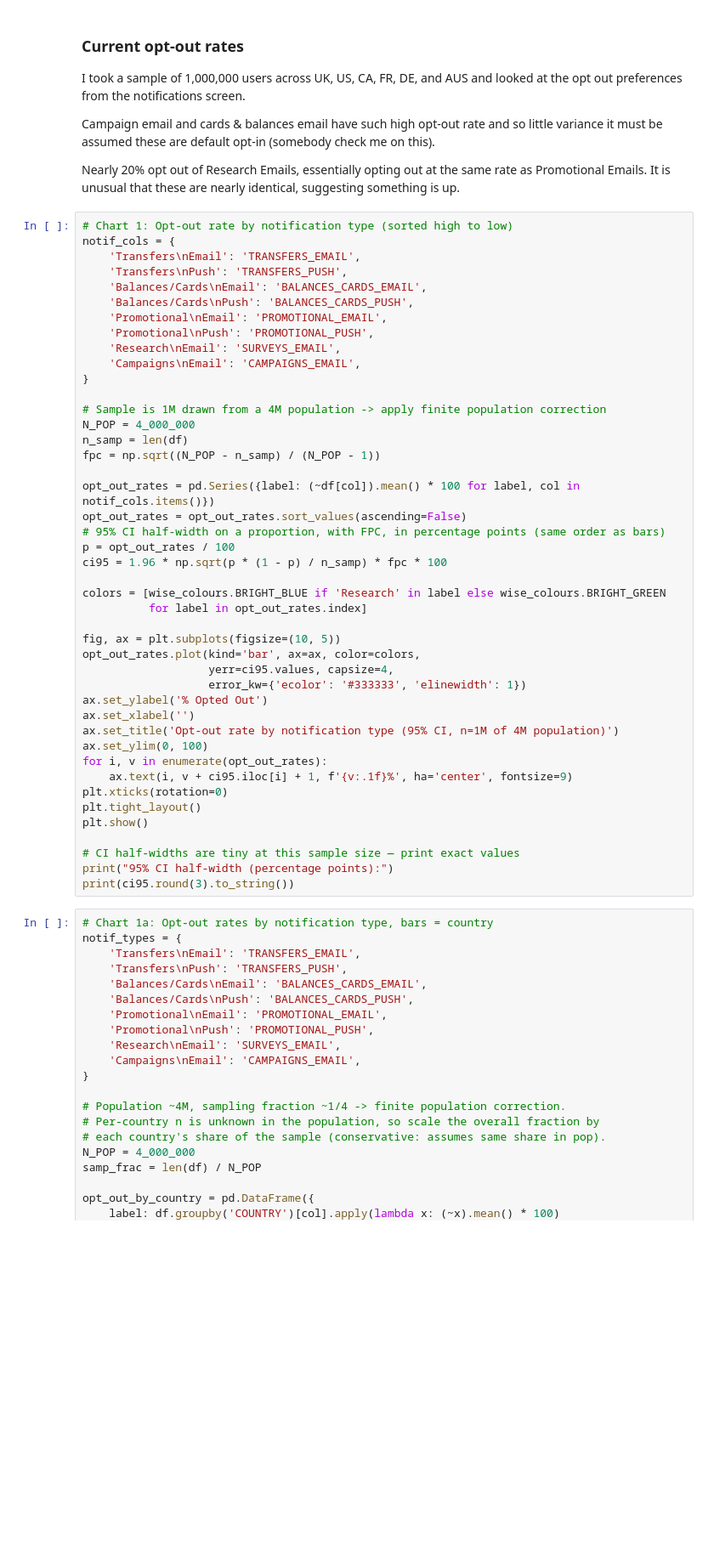
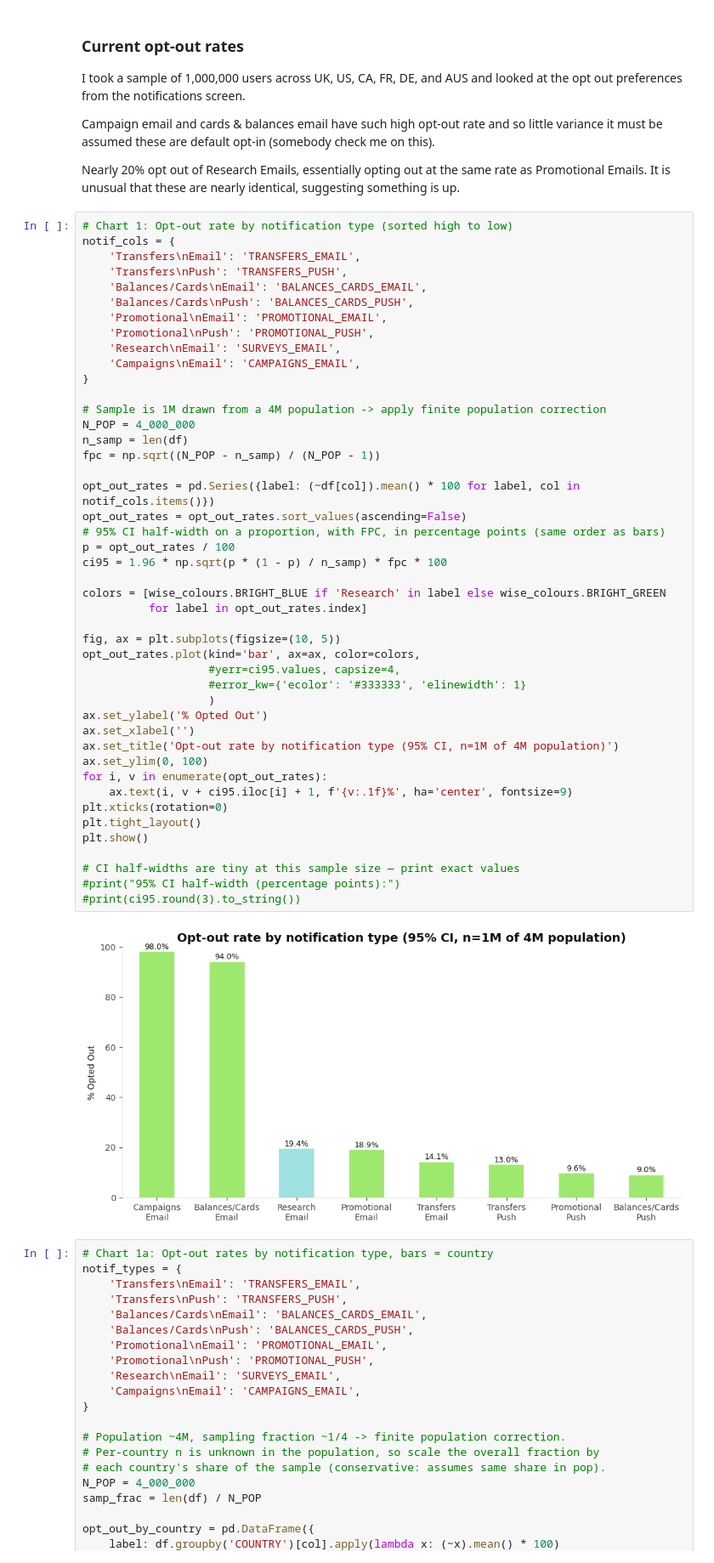
Before and after one commit to bcarroll-wise/survey-opt-in-research-eligibility, a Jupyter notebook: analysis.ipynb, the cells around one changed output. Shown at 85% size. Cells and saved outputs as stored; diff of their text form; blank space fills up the shorter version.

Commit message:
Add Chart 1 (overall opt-out rate by channel) to readout
Co-Authored-By: Claude Opus 4.8 <noreply@anthropic.com>

```diff
--- a/analysis.ipynb
+++ b/analysis.ipynb
@@ -78,37 +78,40 @@ notif_cols = {
     'Campaigns\nEmail': 'CAMPAIGNS_EMAIL',
 }
 
 # Sample is 1M drawn from a 4M population -> apply finite population correction
 N_POP = 4_000_000
 n_samp = len(df)
 fpc = np.sqrt((N_POP - n_samp) / (N_POP - 1))
 
 opt_out_rates = pd.Series({label: (~df[col]).mean() * 100 for label, col in notif_cols.items()})
 opt_out_rates = opt_out_rates.sort_values(ascending=False)
 # 95% CI half-width on a proportion, with FPC, in percentage points (same order as bars)
 p = opt_out_rates / 100
 ci95 = 1.96 * np.sqrt(p * (1 - p) / n_samp) * fpc * 100
 
 colors = [wise_colours.BRIGHT_BLUE if 'Research' in label else wise_colours.BRIGHT_GREEN
           for label in opt_out_rates.index]
 
 fig, ax = plt.subplots(figsize=(10, 5))
 opt_out_rates.plot(kind='bar', ax=ax, color=colors,
-                   yerr=ci95.values, capsize=4,
-                   error_kw={'ecolor': '#333333', 'elinewidth': 1})
+                   #yerr=ci95.values, capsize=4,
+                   #error_kw={'ecolor': '#333333', 'elinewidth': 1}
+                   )
 ax.set_ylabel('% Opted Out')
 ax.set_xlabel('')
 ax.set_title('Opt-out rate by notification type (95% CI, n=1M of 4M population)')
 ax.set_ylim(0, 100)
 for i, v in enumerate(opt_out_rates):
     ax.text(i, v + ci95.iloc[i] + 1, f'{v:.1f}%', ha='center', fontsize=9)
 plt.xticks(rotation=0)
 plt.tight_layout()
 plt.show()
 
 # CI half-widths are tiny at this sample size — print exact values
-print("95% CI half-width (percentage points):")
-print(ci95.round(3).to_string())
+#print("95% CI half-width (percentage points):")
+#print(ci95.round(3).to_string())
+# %% [output]
+[figure, added]
 # %%
 # Chart 1a: Opt-out rates by notification type, bars = country
 notif_types = {
```
Also changed, not shown: 2 other files.
